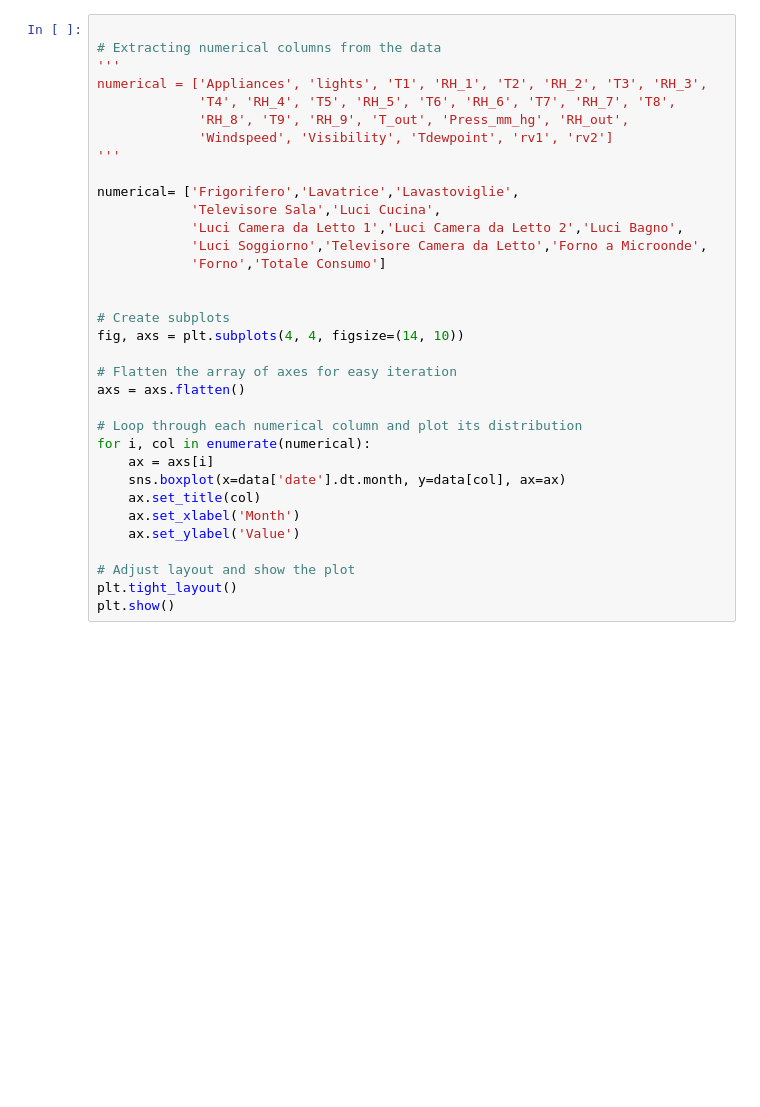
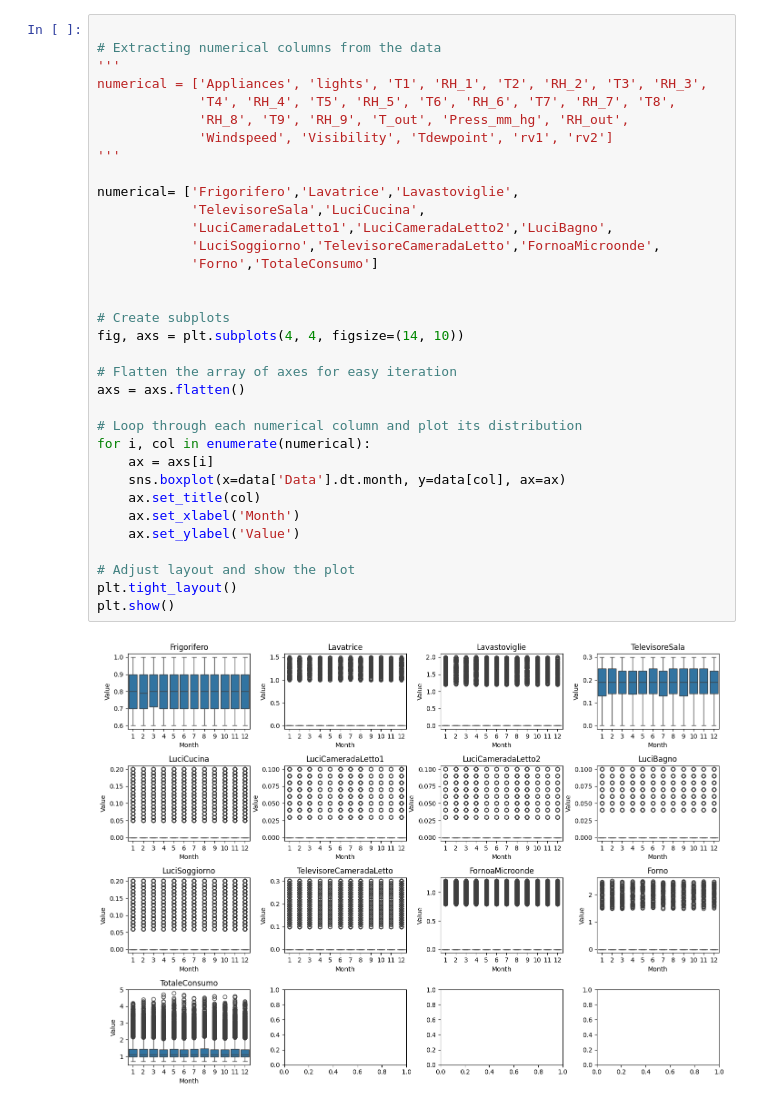
Before and after one commit to scapolingua/Deep-Learning, a Jupyter notebook: ElettrodomesticiML.ipynb, the cells around one changed output. Cells and saved outputs as stored; diff of their text form; blank space fills up the shorter version.

```diff
--- a/ElettrodomesticiML.ipynb
+++ b/ElettrodomesticiML.ipynb
@@ -202,34 +208,36 @@ plt.show()
 # %%
 
 # Extracting numerical columns from the data
 '''
 numerical = ['Appliances', 'lights', 'T1', 'RH_1', 'T2', 'RH_2', 'T3', 'RH_3',
              'T4', 'RH_4', 'T5', 'RH_5', 'T6', 'RH_6', 'T7', 'RH_7', 'T8',
              'RH_8', 'T9', 'RH_9', 'T_out', 'Press_mm_hg', 'RH_out',
              'Windspeed', 'Visibility', 'Tdewpoint', 'rv1', 'rv2']
 '''
 
 numerical= ['Frigorifero','Lavatrice','Lavastoviglie',
-            'Televisore Sala','Luci Cucina',
-            'Luci Camera da Letto 1','Luci Camera da Letto 2','Luci Bagno',
-            'Luci Soggiorno','Televisore Camera da Letto','Forno a Microonde',
-            'Forno','Totale Consumo']
+            'TelevisoreSala','LuciCucina',
+            'LuciCameradaLetto1','LuciCameradaLetto2','LuciBagno',
+            'LuciSoggiorno','TelevisoreCameradaLetto','FornoaMicroonde',
+            'Forno','TotaleConsumo']
 
 
 # Create subplots
 fig, axs = plt.subplots(4, 4, figsize=(14, 10))
 
 # Flatten the array of axes for easy iteration
 axs = axs.flatten()
 
 # Loop through each numerical column and plot its distribution
 for i, col in enumerate(numerical):
     ax = axs[i]
-    sns.boxplot(x=data['date'].dt.month, y=data[col], ax=ax)
+    sns.boxplot(x=data['Data'].dt.month, y=data[col], ax=ax)
     ax.set_title(col)
     ax.set_xlabel('Month')
     ax.set_ylabel('Value')
 
 # Adjust layout and show the plot
 plt.tight_layout()
 plt.show()
+# %% [output]
+[figure, added]
```
Also changed, not shown: parts of 19 cells of this notebook.
